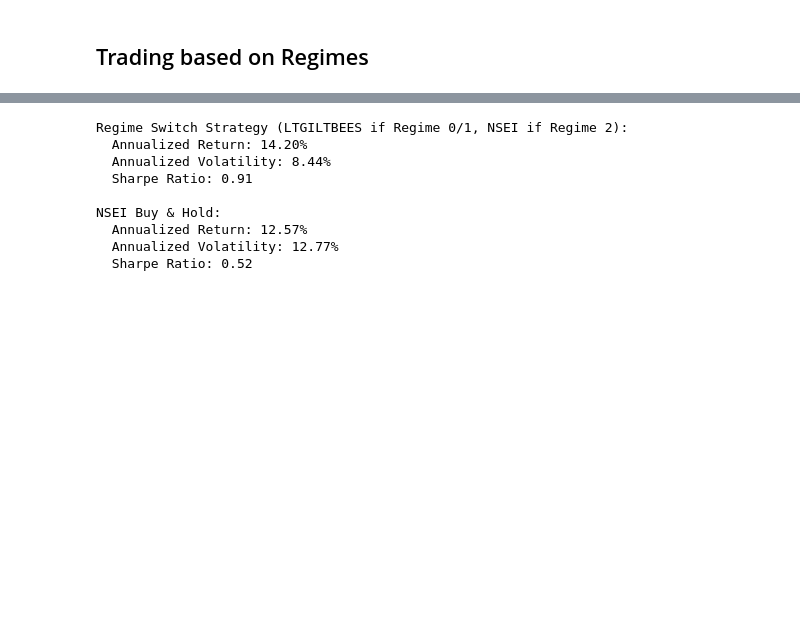
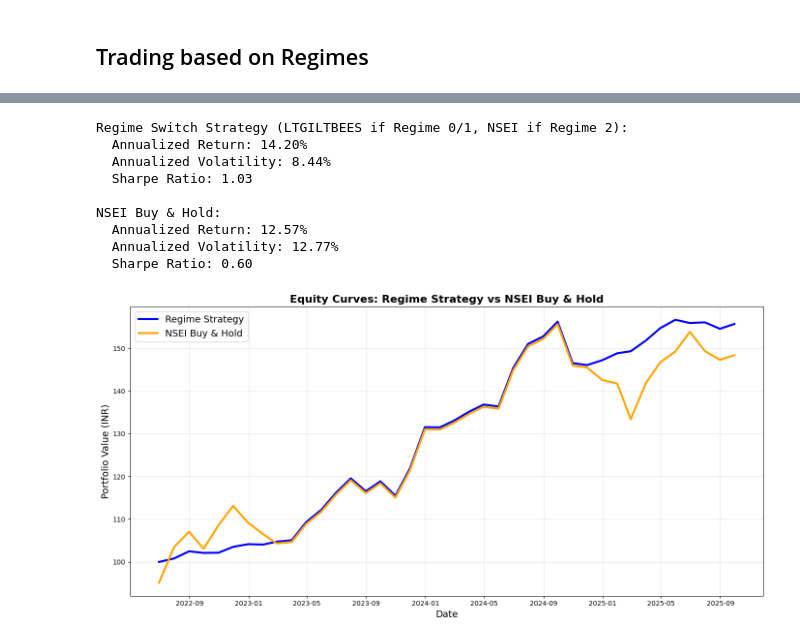
Before and after one commit to rajmehta982/indian_market_regimes, a Jupyter notebook: market_regime_notebook.ipynb, the cells around one changed output, grey strips where cells are left out. Drawn from its saved outputs; the diff is of its cells as text; code cells hidden in the pictures; blank space fills up the shorter version.

Commit message:
Added trading strategy

```diff
--- a/market_regime_notebook.ipynb
+++ b/market_regime_notebook.ipynb
@@ -2244,7 +2250,7 @@ merged_df.head()
 # %%
 # Strategy: Hold LTGILTBEES when Regime is 0 or 1, hold NSEI when Regime is 2
 
-monthly_rf = 0.06 / 12
+monthly_rf = 0.05 / 12
 
 # Ensure merged_df exists and is sorted
 merged_df = merged_df.sort_index()
@@ -2291,9 +2297,29 @@ print(f"  Sharpe Ratio: {nsei_sharpe:.2f}")
 Regime Switch Strategy (LTGILTBEES if Regime 0/1, NSEI if Regime 2):
   Annualized Return: 14.20%
   Annualized Volatility: 8.44%
-  Sharpe Ratio: 0.91
+  Sharpe Ratio: 1.03
 
 NSEI Buy & Hold:
   Annualized Return: 12.57%
   Annualized Volatility: 12.77%
-  Sharpe Ratio: 0.52
+  Sharpe Ratio: 0.60
+# %%
+import matplotlib.pyplot as plt
+
+# Calculate equity curves
+initial_value = 100
+merged_df['Strategy_Equity'] = initial_value * (1 + merged_df['Strategy_Return']).cumprod()
+merged_df['NSEI_Equity'] = initial_value * (1 + merged_df['NSEI_BuyHold_Return']).cumprod()
+
+plt.figure(figsize=(14, 7))
+plt.plot(merged_df.index, merged_df['Strategy_Equity'], label='Regime Strategy', linewidth=3, color='blue')
+plt.plot(merged_df.index, merged_df['NSEI_Equity'], label='NSEI Buy & Hold', linewidth=3, color='orange')
+plt.xlabel('Date', fontsize=14)
+plt.ylabel('Portfolio Value (INR)', fontsize=14)
+plt.title('Equity Curves: Regime Strategy vs NSEI Buy & Hold', fontsize=16, fontweight='bold')
+plt.legend(fontsize=14)
+plt.grid(True, alpha=0.3)
+plt.tight_layout()
+plt.show()
+# %% [output]
+[figure, added]
```
Also changed, not shown: parts of 3 cells of this notebook.
